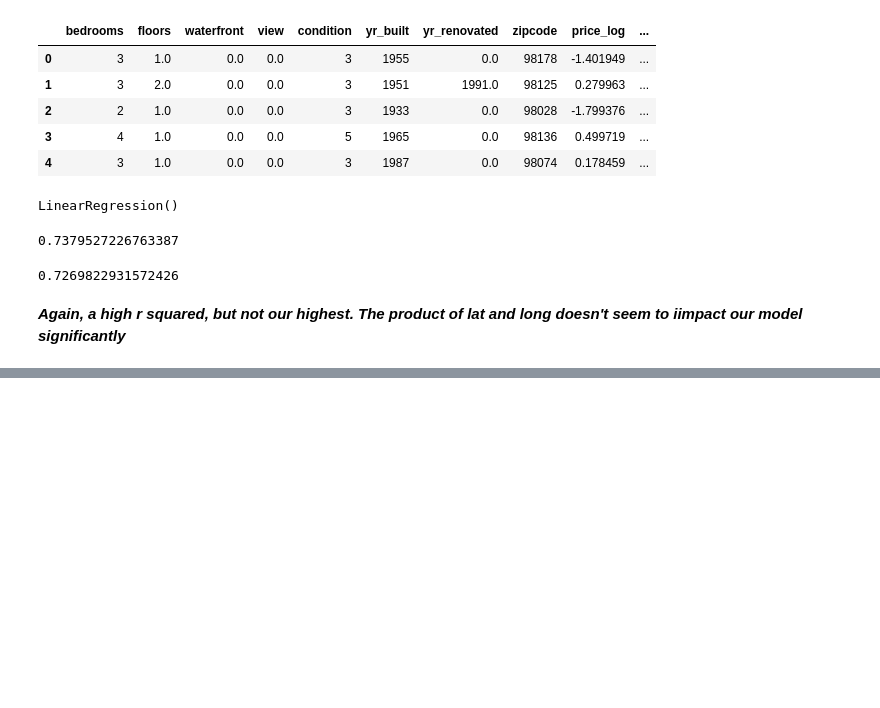
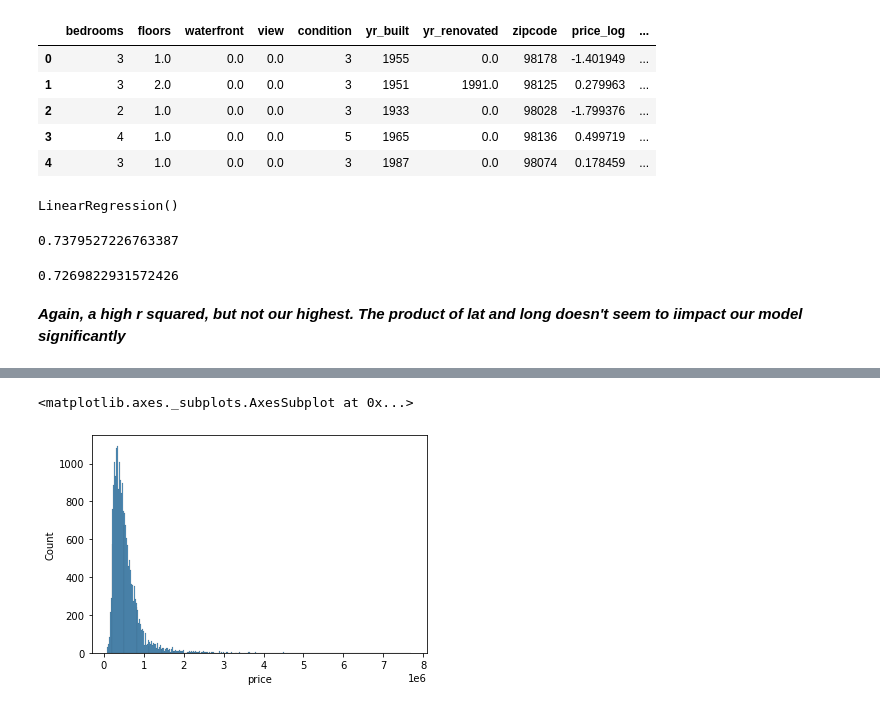
Before and after one commit to iansharff/king_county_housing, a Jupyter notebook: samantha_eda.ipynb, the cells around one changed output, grey strips where cells are left out. Saved outputs shown, nothing was run; the diff lists cells and outputs as text; code cells hidden in the pictures; blank space fills up the shorter version.

```diff
--- a/samantha_eda.ipynb
+++ b/samantha_eda.ipynb
@@ -1517,0 +1525,5 @@ lr.score(X8_test, y8_test)
+# %%
+sns.histplot(df['price'])
+# %% [output]
+<matplotlib.axes._subplots.AxesSubplot at 0x...>
+[figure, added]
```
Also changed, not shown: parts of 3 cells of this notebook.
